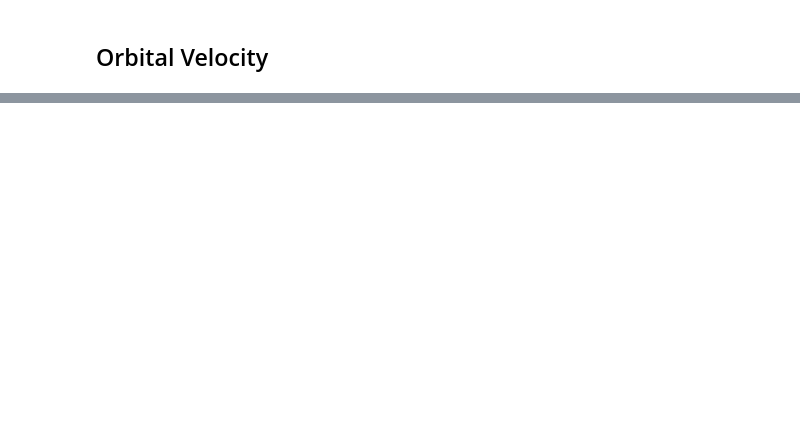
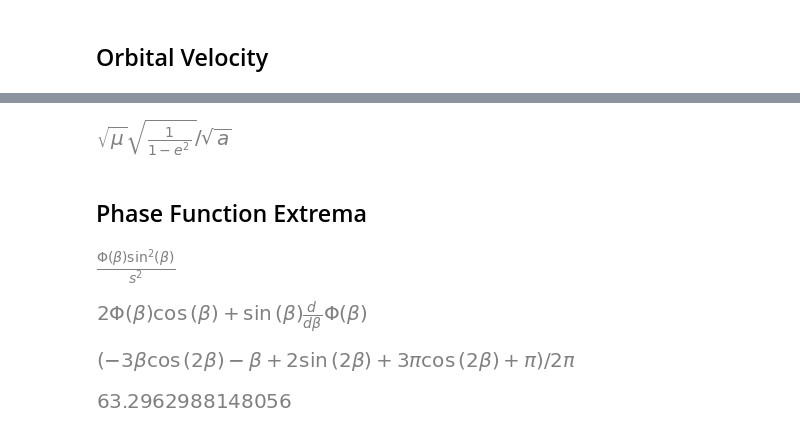
Before and after one commit to dsavransky/MAE6720, a Jupyter notebook: Notebooks/Orbits in 3D.ipynb, the cells around one changed output, grey strips where cells are left out. Drawn from its saved outputs; the diff is of its cells as text; code cells hidden in the pictures; blank space fills up the shorter version.

```diff
--- a/Notebooks/Orbits in 3D.ipynb
+++ b/Notebooks/Orbits in 3D.ipynb
@@ -126,0 +135,6 @@ simplify(v_i)
+# %%
+sqrt(mu/(a*(1 - e**2)))
+# %% [output]
+[figure, added]
+# %% [markdown]
+## Phase Function Extrema
@@ -126,0 +145,10 @@ simplify(v_i)
+# %%
+FpFs = Phi/(s/sin(b))**2
+FpFs
+# %% [output]
+[figure, added]
+# %%
+fre = simplify(diff(FpFs,b)/sin(b)*s**2)
+fre
+# %% [output]
+[figure, added]
@@ -126,0 +157,5 @@ simplify(v_i)
+# %%
+lambmin = simplify(2*PhiL*cos(b) + sin(b)*diff(PhiL,b))
+lambmin
+# %% [output]
+[figure, added]
@@ -126,0 +166,4 @@ simplify(v_i)
+# %%
+scipy.optimize.fsolve(lambminf,1)[0]*180/np.pi
+# %% [output]
+[figure, added]
```
Also changed, not shown: parts of 27 cells of this notebook.
